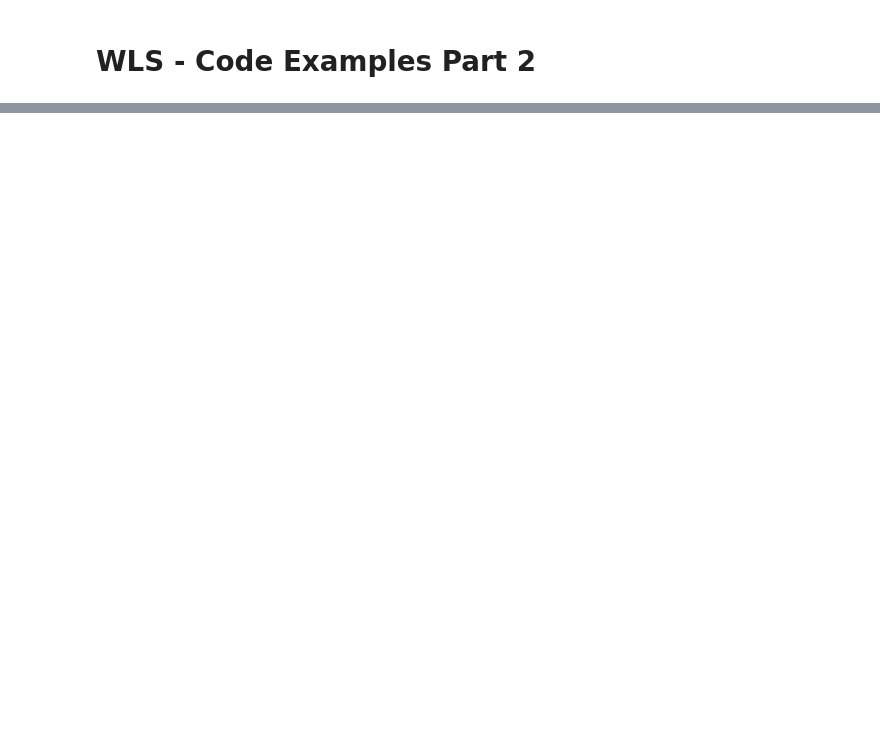
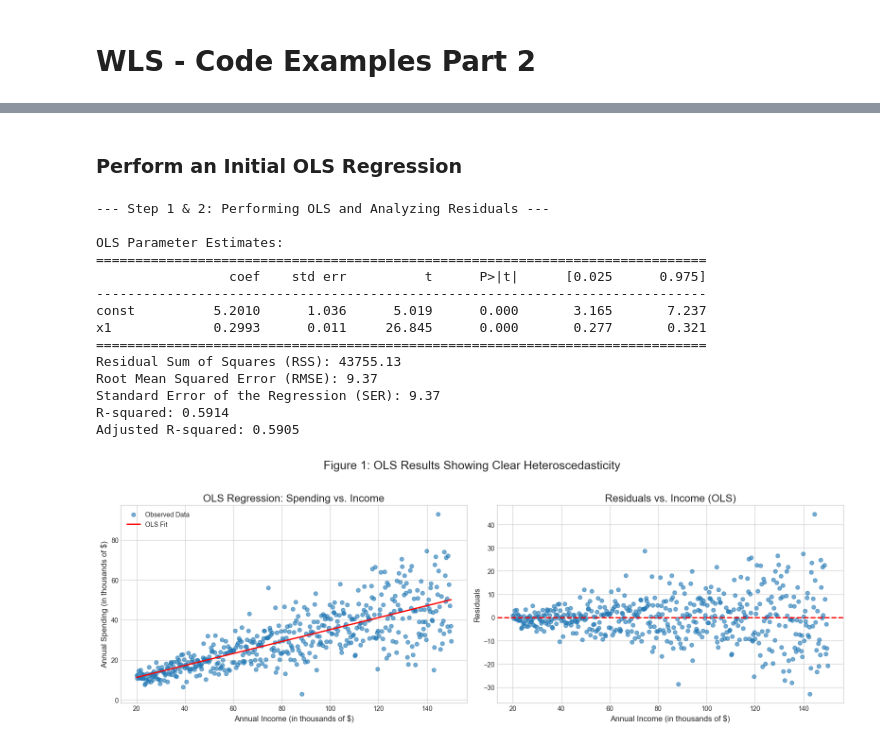
Before and after one commit to Yakovliev/quantopia, a Jupyter notebook: book/math/01_basics/weighted-least-squares-code-2.ipynb, the cells around one changed output, grey strips where cells are left out. Saved outputs shown, nothing was run; the diff lists cells and outputs as text; code cells hidden in the pictures; blank space fills up the shorter version.

```diff
--- a/book/math/01_basics/weighted-least-squares-code-2.ipynb
+++ b/book/math/01_basics/weighted-least-squares-code-2.ipynb
@@ -975,0 +158,71 @@ plt.show()
+# %% [markdown]
+### Perform an Initial OLS Regression
+# %%
+# --- 2. Perform an Initial OLS Regression ---
+
+print("--- Step 1 & 2: Performing OLS and Analyzing Residuals ---")
+# Fit the OLS model
+ols_model = sm.OLS(observed_spending, X)
+ols_results = ols_model.fit()
+
+# Get the OLS predictions and residuals
+ols_predictions = ols_results.predict(X)
+ols_residuals = ols_results.resid
+
+print("\nOLS Parameter Estimates:")
+print(ols_results.summary().tables[1])
+
+# Access the metrics directly from the ols_results object
+rss = ols_results.ssr
+rmse = np.sqrt(ols_results.mse_resid)
+ser = np.sqrt(ols_results.scale)
+r_squared = ols_results.rsquared
+adjusted_r_squared = ols_results.rsquared_adj
+
+print(f"Residual Sum of Squares (RSS): {rss:.2f}")
+print(f"Root Mean Squared Error (RMSE): {rmse:.2f}")
+print(f"Standard Error of the Regression (SER): {ser:.2f}")
+print(f"R-squared: {r_squared:.4f}")
+print(f"Adjusted R-squared: {adjusted_r_squared:.4f}")
+
+# --- Plot OLS Results and Residuals ---
+
+plt.style.use('seaborn-v0_8-whitegrid')
+fig, (ax1, ax2) = plt.subplots(1, 2, figsize=(16, 6))
+
+# Plot 1: OLS Fit
+ax1.scatter(income, observed_spending, alpha=0.6, label='Observed Data')
+ax1.plot(income, ols_predictions, color='red', linewidth=2, label='OLS Fit')
+ax1.set_title('OLS Regression: Spending vs. Income', fontsize=16)
+ax1.set_xlabel('Annual Income (in thousands of $)', fontsize=12)
+ax1.set_ylabel('Annual Spending (in thousands of $)', fontsize=12)
+ax1.legend()
+ax1.grid(True)
+
+# Plot 2: Residual Plot to show heteroscedasticity
+ax2.scatter(income, ols_residuals, alpha=0.6)
+ax2.axhline(0, color='red', linestyle='--', linewidth=2)
+ax2.set_title('Residuals vs. Income (OLS)', fontsize=16)
+ax2.set_xlabel('Annual Income (in thousands of $)', fontsize=12)
+ax2.set_ylabel('Residuals', fontsize=12)
+ax2.grid(True)
+
+plt.suptitle("Figure 1: OLS Results Showing Clear Heteroscedasticity", fontsize=18)
+plt.tight_layout(rect=[0, 0.03, 1, 0.95])
+plt.show()
+# %% [output]
+--- Step 1 & 2: Performing OLS and Analyzing Residuals ---
+
+OLS Parameter Estimates:
+==============================================================================
+                 coef    std err          t      P>|t|      [0.025      0.975]
+------------------------------------------------------------------------------
+const          5.2010      1.036      5.019      0.000       3.165       7.237
+x1             0.2993      0.011     26.845      0.000       0.277       0.321
+==============================================================================
+Residual Sum of Squares (RSS): 43755.13
+Root Mean Squared Error (RMSE): 9.37
+Standard Error of the Regression (SER): 9.37
+R-squared: 0.5914
+Adjusted R-squared: 0.5905
+[figure, added]
```
Also changed, not shown: parts of 45 cells of this notebook, 5 other files.
